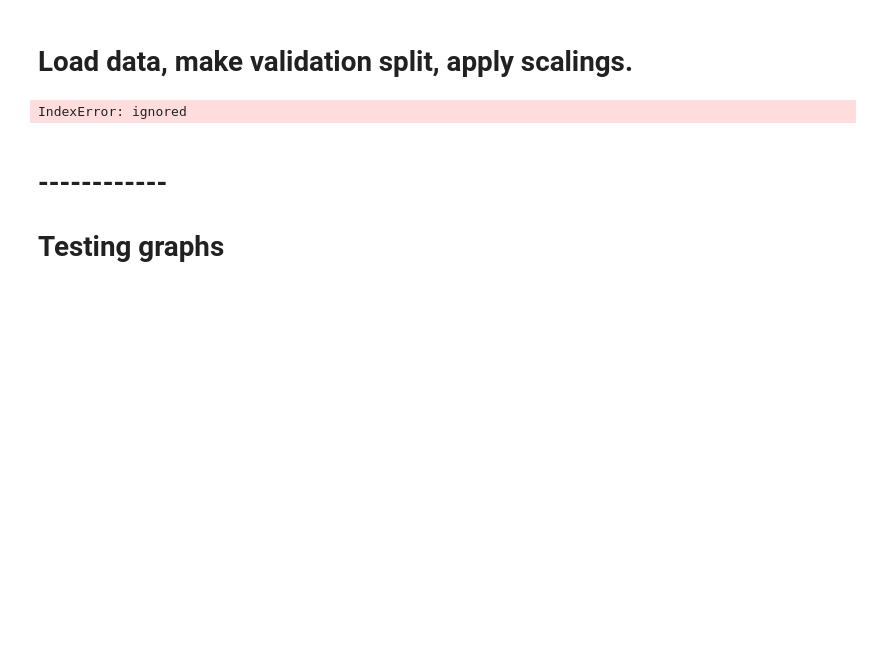
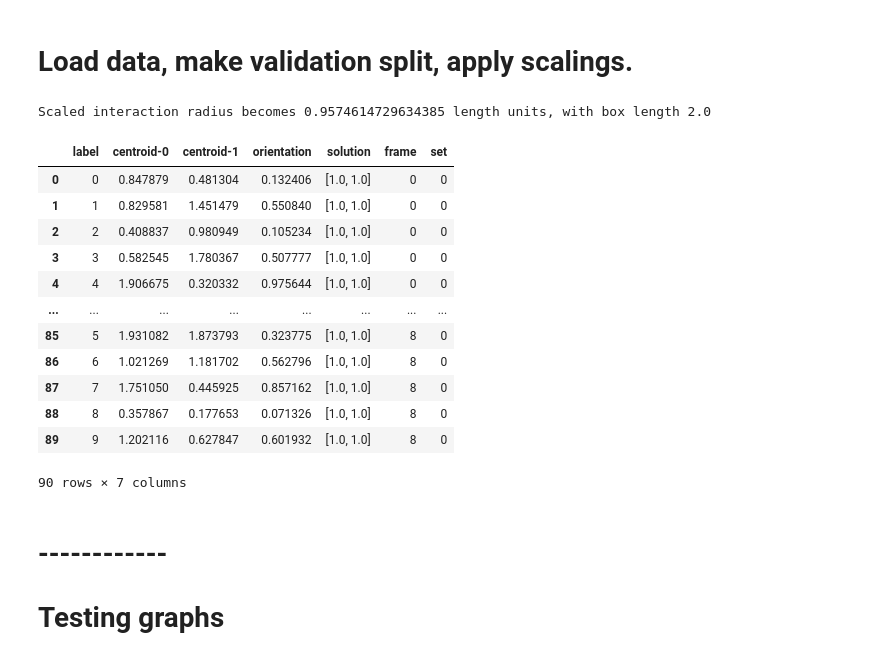
Before and after one commit to Phistian/exjobb, a Jupyter notebook: miguel/training/only_passive.ipynb, the cells around one changed output. Saved outputs shown, nothing was run; the diff lists cells and outputs as text; code cells hidden in the pictures; blank space fills up the shorter version.

```diff
--- a/miguel/training/only_passive.ipynb
+++ b/miguel/training/only_passive.ipynb
@@ -46,24 +48,36 @@ logging.disable(logging.WARNING)
 # %% [markdown]
 # Functions for data handling
 # %%
-def scale_solution(inputdf, a_scale=1, p_scale=1):
+def scale_solution(inputdf, multipliers=[1,1,1,1], solution_dim=4, only_passive=False):
     # This function normalizes all separate dimensions of the solution, and optionally adds a scaling factor to the active and/or passive force
+    if len(multipliers) != solution_dim:
+      raise Exception("Multipliers must be of same dimension as node labels.")
+
     df = inputdf.copy()
     n = df.shape[0]
-    maxima = np.zeros(4)
-    # finding max
+    maxima = np.zeros(solution_dim)
+    # Finding max
     for i in df.index:
-        for j in range(4):
+        for j in range(solution_dim):
             if maxima[j] < np.abs(df.at[i, "solution"][j]):
                 maxima[j] = abs(df.at[i, "solution"][j])
-    # scaling
-    scales = np.array([a_scale, a_scale, p_scale, p_scale]) / maxima
+
+    # Share maximum across axes
+    maxima[0:2] = np.max(maxima[0:2])
+    if not only_passive:
+      maxima[2:4] = np.max(maxima[2:4])
+
+    # Apply scaling
+    scalings = np.array(multipliers) / maxima
     for i in df.index:
-        for j in range(4):
-            df.at[i, "solution"][j] = df.at[i, "solution"][j] * scales[j]
+        for j in range(solution_dim):
+            df.at[i, "solution"][j] = df.at[i, "solution"][j] * scalings[j]
 
-    scales = {"active": scales[0], "passive": scales[2]}
-    return df, scales
+    if only_passive:
+      scalings_dict = {"passive": scalings[0]}
+    else:
+      scalings_dict = {"active": scales[0], "passive": scales[2]}
+    return df, scalings_dict
 
 
 def set_real_labels(nodesdf):
@@ -153,8 +167,8 @@ for key in ["centroid-0", "centroid-1", "orientation"]:
 
 
 ## Normalize each column of the solution and ev. add extra scaling to a force type
-p_scale = 10
-nodesdf, scales = scale_solution(nodesdf, p_scale=p_scale)
+p_scale = 1
+nodesdf, scales = scale_solution(nodesdf, multipliers=[p_scale, p_scale], solution_dim=node_labels_dim, only_passive=True)
 
 
 ## Set the labels so that each particle always has one unique label index
@@ -188,7 +202,23 @@ scaled_lengths_dict = {"length_scale": 2/box_len, "box_len": scaled_box_len, "in
 radius = scaled_interaction_radius
 print(f"Scaled interaction radius becomes {scaled_interaction_radius} length units, with box length {scaled_box_len}")
 # %% [output]
-IndexError: ignored
+Scaled interaction radius becomes 0.9574614729634385 length units, with box length 2.0
+# %%
+train_nodesdf
+# %% [output]
+|  | label | centroid-0 | centroid-1 | orientation | solution | frame | set |
+| 0 | 0 | 0.847879 | 0.481304 | 0.132406 | [1.0, 1.0] | 0 | 0 |
+| 1 | 1 | 0.829581 | 1.451479 | 0.550840 | [1.0, 1.0] | 0 | 0 |
+| 2 | 2 | 0.408837 | 0.980949 | 0.105234 | [1.0, 1.0] | 0 | 0 |
+| 3 | 3 | 0.582545 | 1.780367 | 0.507777 | [1.0, 1.0] | 0 | 0 |
+| 4 | 4 | 1.906675 | 0.320332 | 0.975644 | [1.0, 1.0] | 0 | 0 |
+| ... | ... | ... | ... | ... | ... | ... | ... |
+| 85 | 5 | 1.931082 | 1.873793 | 0.323775 | [1.0, 1.0] | 8 | 0 |
+| 86 | 6 | 1.021269 | 1.181702 | 0.562796 | [1.0, 1.0] | 8 | 0 |
+| 87 | 7 | 1.751050 | 0.445925 | 0.857162 | [1.0, 1.0] | 8 | 0 |
+| 88 | 8 | 0.357867 | 0.177653 | 0.071326 | [1.0, 1.0] | 8 | 0 |
+| 89 | 9 | 1.202116 | 0.627847 | 0.601932 | [1.0, 1.0] | 8 | 0 |
+90 rows × 7 columns
 # %% [markdown]
 # ------------
 # Testing graphs
```
Also changed, not shown: parts of 8 cells of this notebook.
